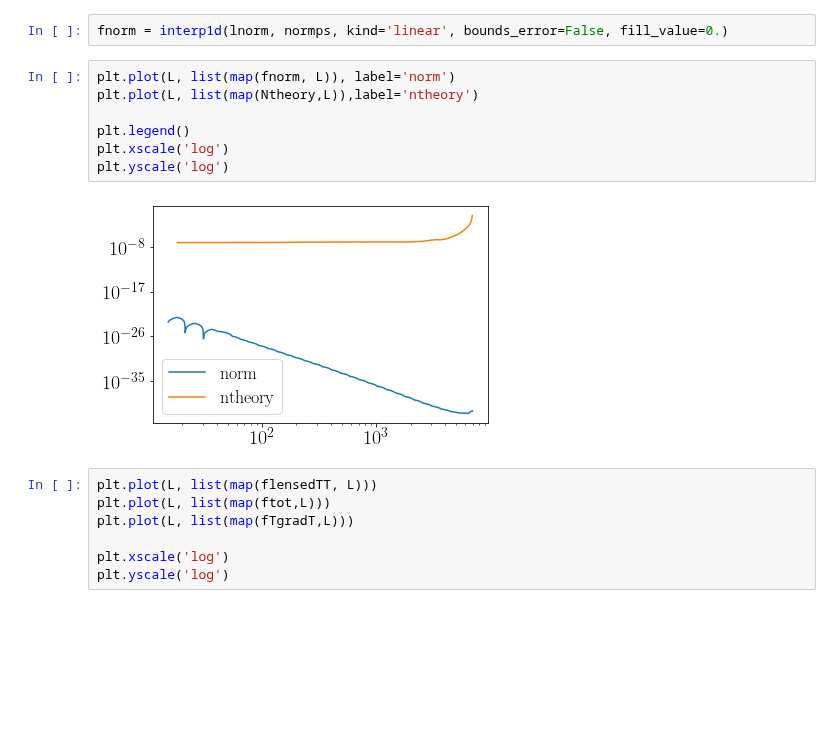
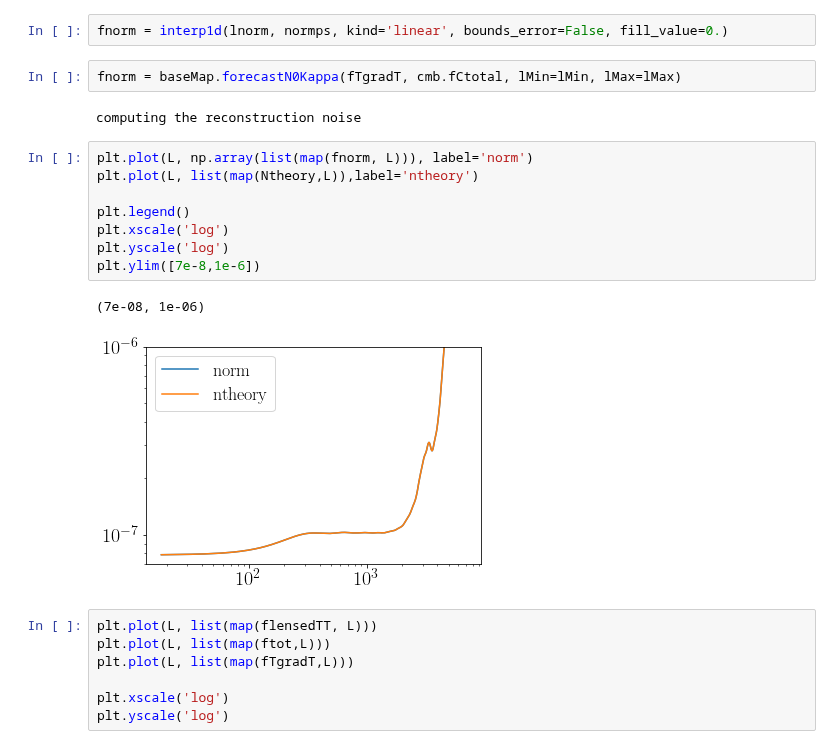
Before and after one commit to DelonShen/LensQuEst, a Jupyter notebook: dev/check_randomized.ipynb, the cells around one changed output. Saved outputs shown, nothing was run; the diff lists cells and outputs as text; blank space fills up the shorter version.

```diff
--- a/dev/check_randomized.ipynb
+++ b/dev/check_randomized.ipynb
@@ -381,15 +387,21 @@ tmp_norm = baseMap.computeQuadEstPhiNormalizationFFT(fTgradT, cmb.fCtotal)
 lnorm, normps, _ = baseMap.powerSpectrum(tmp_norm)
 # %%
 fnorm = interp1d(lnorm, normps, kind='linear', bounds_error=False, fill_value=0.)
+# %%
+fnorm = baseMap.forecastN0Kappa(fTgradT, cmb.fCtotal, lMin=lMin, lMax=lMax)
+# %% [output]
+computing the reconstruction noise
 # %%
-plt.plot(L, list(map(fnorm, L)), label='norm')
+plt.plot(L, np.array(list(map(fnorm, L))), label='norm')
 plt.plot(L, list(map(Ntheory,L)),label='ntheory')
 
 plt.legend()
 plt.xscale('log')
 plt.yscale('log')
+plt.ylim([7e-8,1e-6])
 # %% [output]
+(7e-08, 1e-06)
-[figure, old version]
+[figure, new version]
 # %%
 plt.plot(L, list(map(flensedTT, L)))
 plt.plot(L, list(map(ftot,L)))
```
Also changed, not shown: parts of 7 cells of this notebook.
